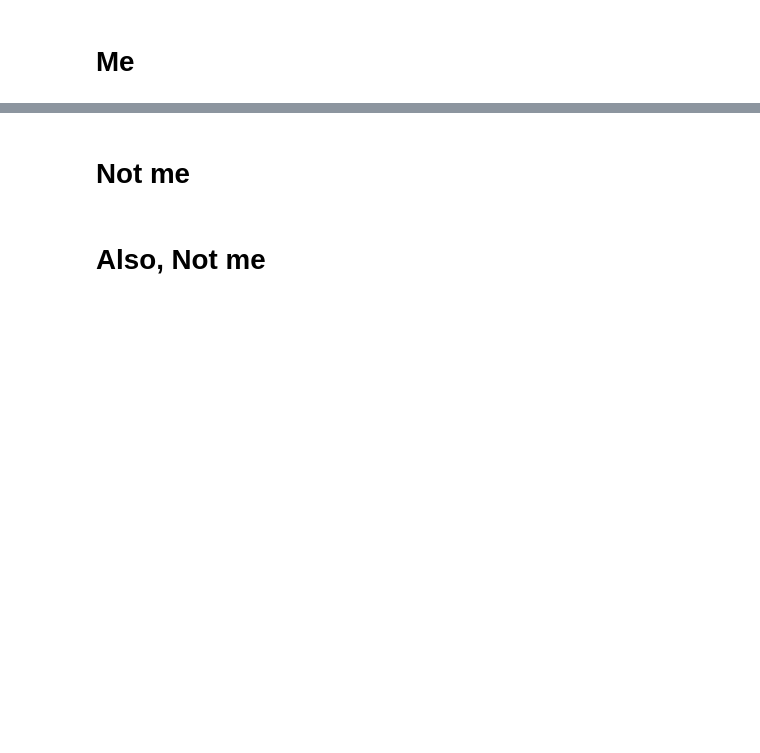
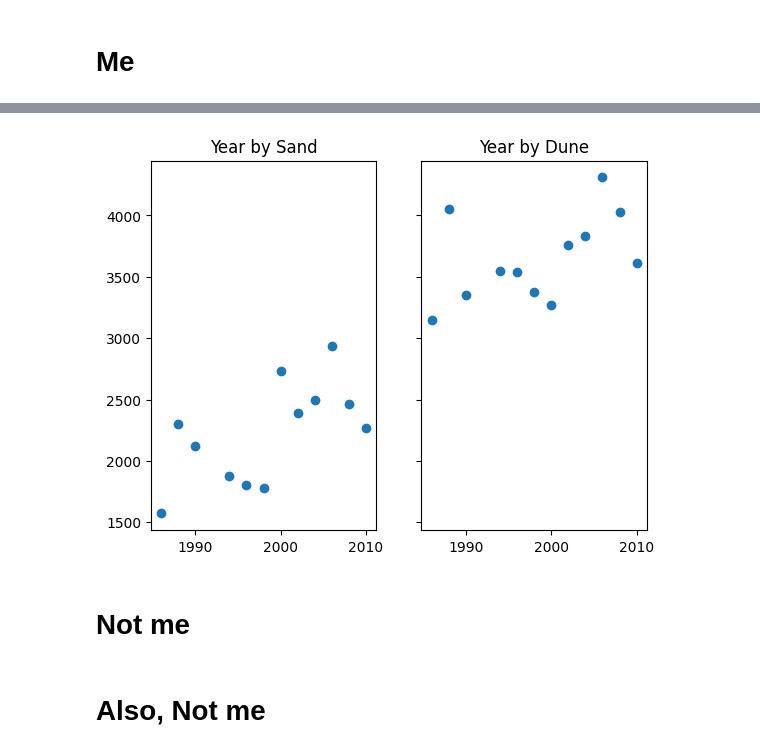
Before and after one commit to p-timothy/CodingProject, a Jupyter notebook: Notebook.ipynb, the cells around one changed output, grey strips where cells are left out. Drawn from its saved outputs; the diff is of its cells as text; code cells hidden in the pictures; blank space fills up the shorter version.

```diff
--- a/Notebook.ipynb
+++ b/Notebook.ipynb
@@ -128,3 +94,15 @@ d.head()
+# %%
+fig, ax = plt.subplots(1,2, sharey=True)
+
+ax[0].scatter(d['year'],d['SandPixles'])
+ax[0].set_title('Year by Sand')
+ax[1].scatter(d['year'],d['DunePixles'])
+ax[1].set_title('Year by Dune')
+
+
+plt.show()
+# %% [output]
+[figure, added]
 # %% [markdown]
 # Not me
 # %% [markdown]
```
Also changed, not shown: parts of 11 cells of this notebook.
